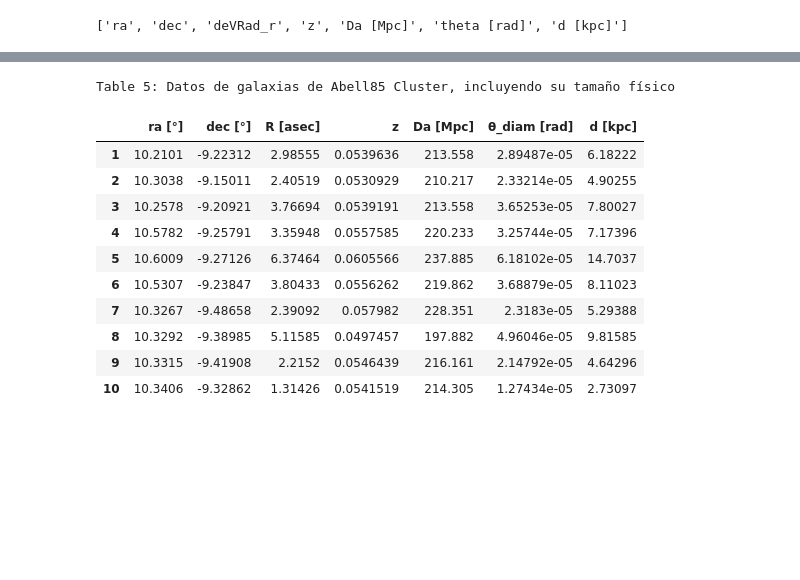
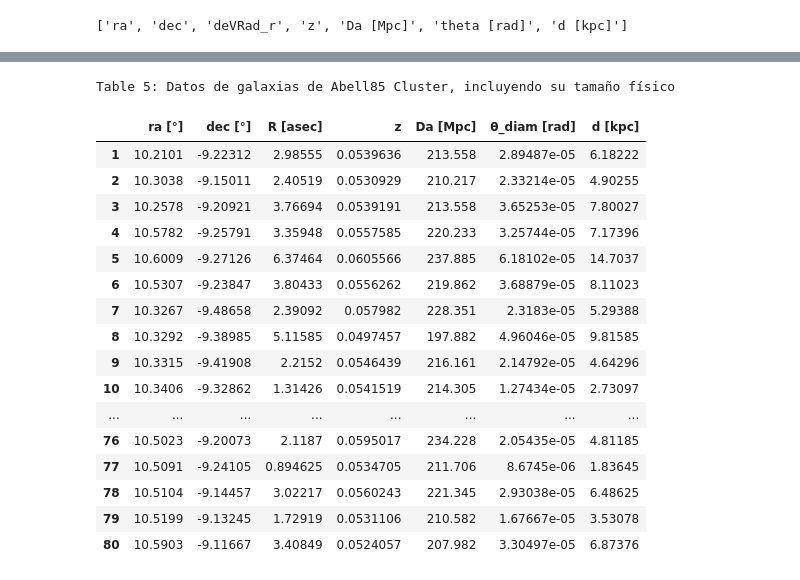
Before and after one commit to mrosanes/galaxysize, a Jupyter notebook: GalaxyDistancesCosmo.ipynb, the cells around one changed output, grey strips where cells are left out. Cells and saved outputs as stored; diff of their text form; code cells hidden in the pictures; blank space fills up the shorter version.

```diff
--- a/GalaxyDistancesCosmo.ipynb
+++ b/GalaxyDistancesCosmo.ipynb
@@ -101,17 +119,23 @@ Table 4: Datos de galaxias de Coma Cluster, incluyendo su tamaño físico
 # %%
-table_abell85_galaxies = df_galaxies_abell85.head(10)
+table_abell85_galaxies = df_galaxies_abell85#.head(10)
 caption = "Table 5: Datos de galaxias de Abell85 Cluster, incluyendo su tamaño físico"
 table_abell85_galaxies.style.set_caption(caption).set_table_styles([tables_style])
 # %% [output]
 Table 5: Datos de galaxias de Abell85 Cluster, incluyendo su tamaño físico
 |  | ra [°] | dec [°] | R [asec] | z | Da [Mpc] | θ_diam [rad] | d [kpc] |
 | 1 | 10.2101 | -9.22312 | 2.98555 | 0.0539636 | 213.558 | 2.89487e-05 | 6.18222 |
 | 2 | 10.3038 | -9.15011 | 2.40519 | 0.0530929 | 210.217 | 2.33214e-05 | 4.90255 |
 | 3 | 10.2578 | -9.20921 | 3.76694 | 0.0539191 | 213.558 | 3.65253e-05 | 7.80027 |
 | 4 | 10.5782 | -9.25791 | 3.35948 | 0.0557585 | 220.233 | 3.25744e-05 | 7.17396 |
 | 5 | 10.6009 | -9.27126 | 6.37464 | 0.0605566 | 237.885 | 6.18102e-05 | 14.7037 |
 | 6 | 10.5307 | -9.23847 | 3.80433 | 0.0556262 | 219.862 | 3.68879e-05 | 8.11023 |
 | 7 | 10.3267 | -9.48658 | 2.39092 | 0.057982 | 228.351 | 2.3183e-05 | 5.29388 |
 | 8 | 10.3292 | -9.38985 | 5.11585 | 0.0497457 | 197.882 | 4.96046e-05 | 9.81585 |
 | 9 | 10.3315 | -9.41908 | 2.2152 | 0.0546439 | 216.161 | 2.14792e-05 | 4.64296 |
 | 10 | 10.3406 | -9.32862 | 1.31426 | 0.0541519 | 214.305 | 1.27434e-05 | 2.73097 |
+| ... | ... | ... | ... | ... | ... | ... | ... |
+| 76 | 10.5023 | -9.20073 | 2.1187 | 0.0595017 | 234.228 | 2.05435e-05 | 4.81185 |
+| 77 | 10.5091 | -9.24105 | 0.894625 | 0.0534705 | 211.706 | 8.6745e-06 | 1.83645 |
+| 78 | 10.5104 | -9.14457 | 3.02217 | 0.0560243 | 221.345 | 2.93038e-05 | 6.48625 |
+| 79 | 10.5199 | -9.13245 | 1.72919 | 0.0531106 | 210.582 | 1.67667e-05 | 3.53078 |
+| 80 | 10.5903 | -9.11667 | 3.40849 | 0.0524057 | 207.982 | 3.30497e-05 | 6.87376 |
```
Also changed, not shown: parts of 10 cells of this notebook.
